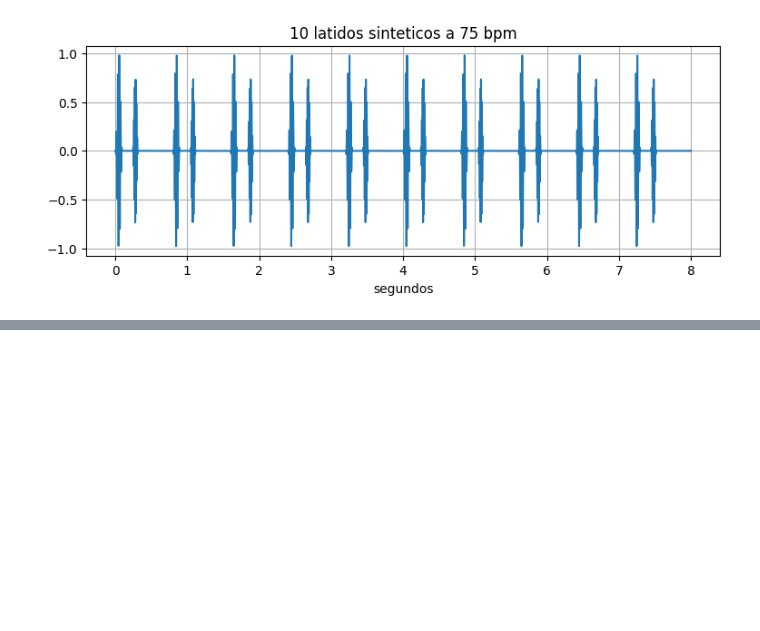
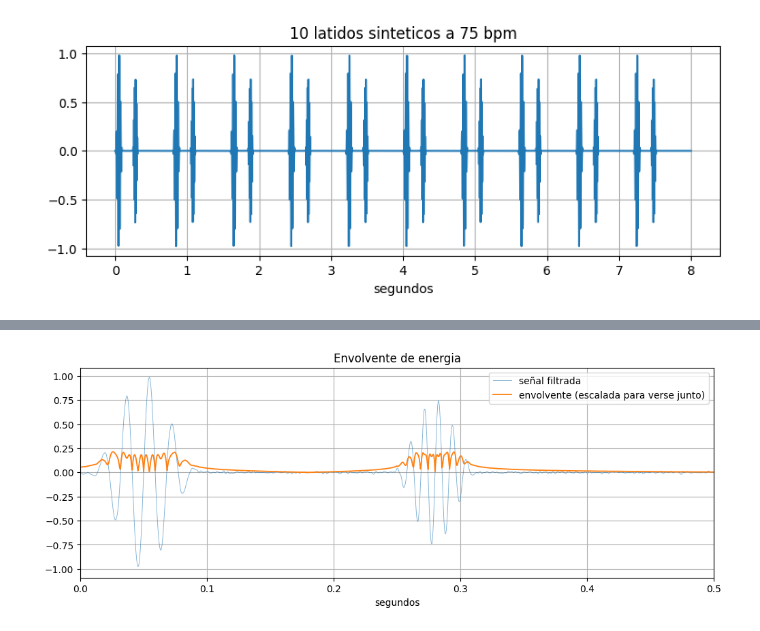
Before and after one commit to fortunatoramirez/clasificador-ac, a Jupyter notebook: notebooks/entorno.ipynb, the cells around one changed output, grey strips where cells are left out. Cells and saved outputs as stored; diff of their text form; code cells hidden in the pictures; blank space fills up the shorter version.

```diff
--- a/notebooks/entorno.ipynb
+++ b/notebooks/entorno.ipynb
@@ -102,0 +125,22 @@ display(Audio('ejemplo_latido.wav')) #se escucha muy leve el latido, se escucha
+# %%
+def shannon_envelope(sig):
+    x = sig / np.max(np.abs(sig))
+    energia = x**2
+    energia = np.clip(energia, 1e-9, None)
+    shannon = -energia * np.log(energia)
+    envolvente = np.abs(hilbert(shannon))
+    return envolvente
+
+envolvente = shannon_envelope(señal_filtrada)
+
+plt.figure(figsize=(12, 4))
+t2 = t[:int(3*FS)]
+plt.plot(t2, señal_filtrada[:int(3*FS)], linewidth=0.6, alpha=0.6, label='señal filtrada')
+plt.plot(t2, envolvente[:int(3*FS)]*0.5, linewidth=1.3, label='envolvente (escalada para verse junto)')
+plt.legend()
+plt.xlabel('segundos')
+plt.title('Envolvente de energia')
+plt.xlim(0, .5)  # solo el primer .5s, en vez de los 3s completos
+plt.show()
+# %% [output]
+[figure, added]
```
Also changed, not shown: parts of 5 cells of this notebook, 1 other file.
